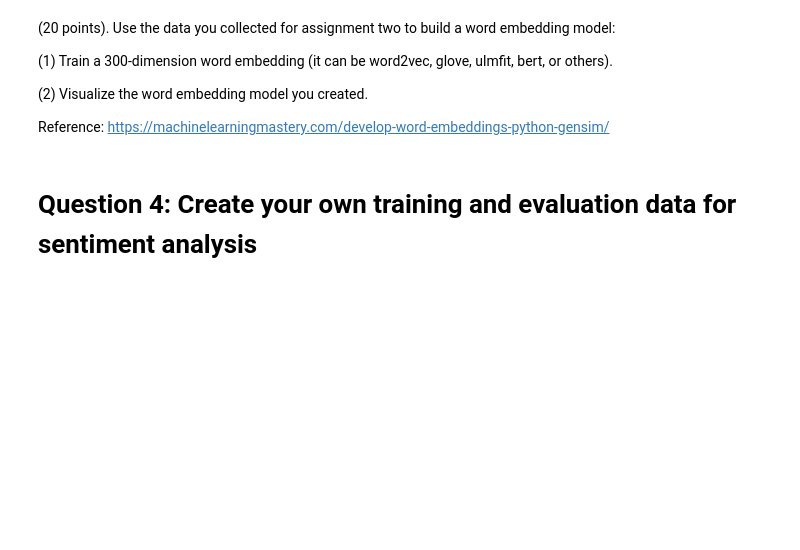
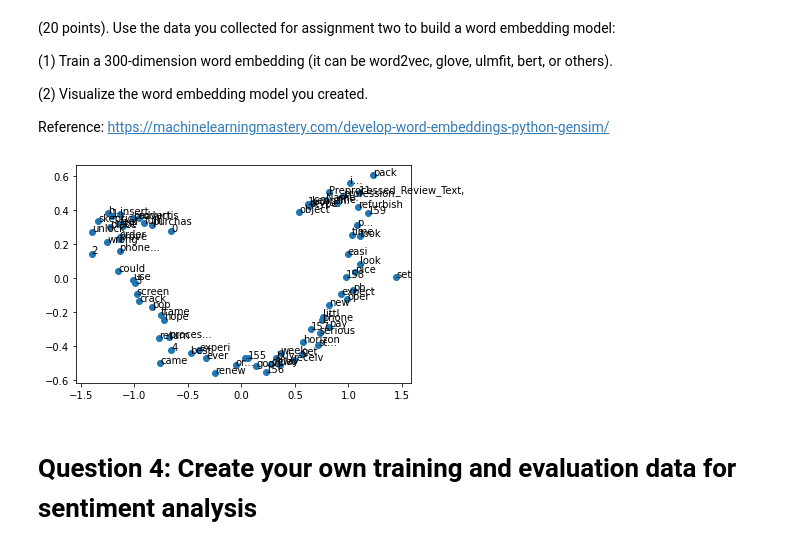
Before and after one commit to GollapudiBhanu/INFO5731, a Jupyter notebook: INFO5731_Assignment_Three_1.ipynb, the cells around one changed output. Saved outputs shown, nothing was run; the diff lists cells and outputs as text; code cells hidden in the pictures; blank space fills up the shorter version.

```diff
--- a/INFO5731_Assignment_Three_1.ipynb
+++ b/INFO5731_Assignment_Three_1.ipynb
@@ -493,3 +520,24 @@ Reference: https://machinelearningmastery.com/develop-word-embeddings-python-gen
+# %%
+# define training data
+# review_df['Preprocessed_Review_Text']
+sentences = []
+for i in df.index:
+    tokens = str(review_df['Preprocessed_Review_Text']).split()
+    sentences.append(tokens)
+# train model
+model = Word2Vec(sentences, size=300)
+# fit a 2d PCA model to the vectors
+X = model[model.wv.vocab]
+pca = PCA(n_components=2)
+result = pca.fit_transform(X)
+# create a scatter plot of the projection
+pyplot.scatter(result[:, 0], result[:, 1])
+words = list(model.wv.vocab)
+for i, word in enumerate(words):
+	pyplot.annotate(word, xy=(result[i, 0], result[i, 1]))
+pyplot.show()
+# %% [output]
+[figure, added]
 # %% [markdown]
 # **Question 4: Create your own training and evaluation data for sentiment analysis**
 # %% [markdown]
```
Also changed, not shown: parts of 14 cells of this notebook.
